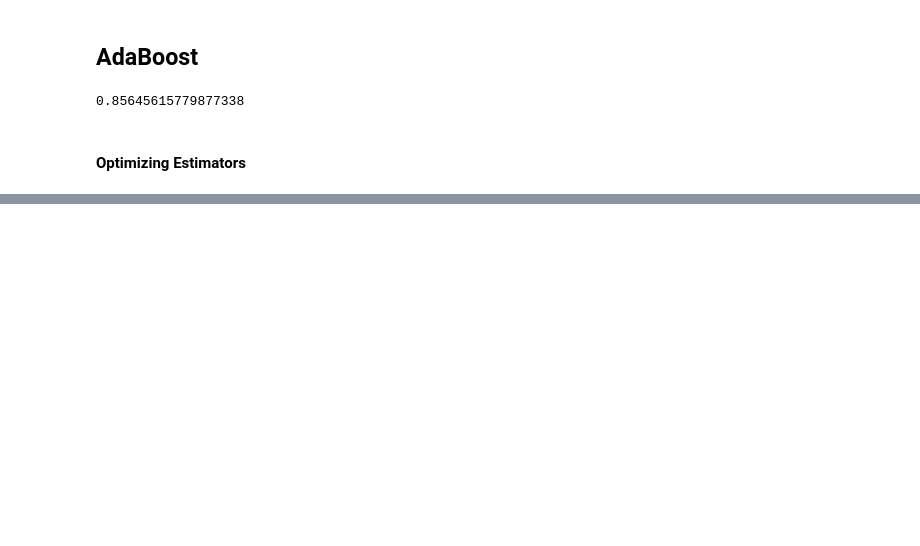
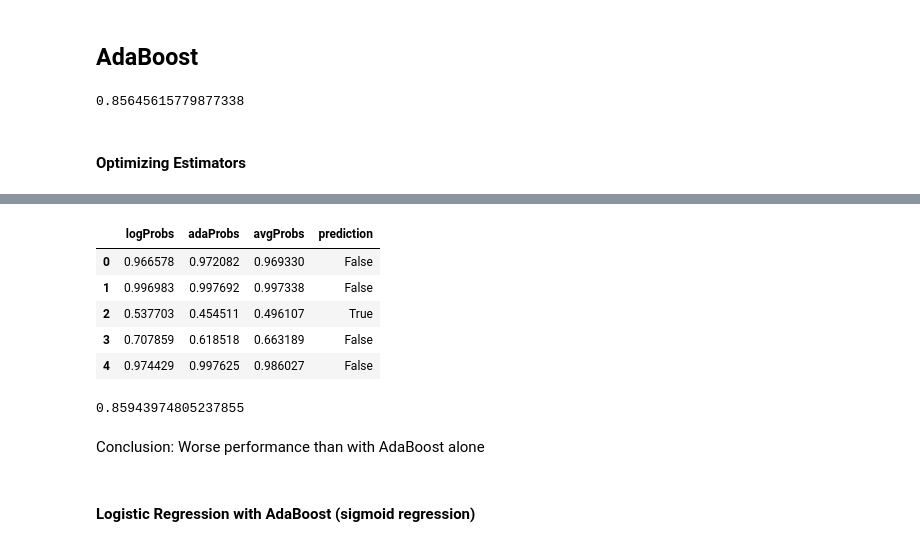
Before and after one commit to kktran/Springboard, a Jupyter notebook: Capstone 1 ML.ipynb, the cells around one changed output, grey strips where cells are left out. Drawn from its saved outputs; the diff is of its cells as text; code cells hidden in the pictures; blank space fills up the shorter version.

```diff
--- a/Capstone 1 ML.ipynb
+++ b/Capstone 1 ML.ipynb
@@ -625,0 +785,8 @@ print((gridSearch.best_params_['n_estimators'],accuracy_score(clfAB2.predict(X_t
+# %%
+clfAB = ensemble.AdaBoostClassifier()
+grid = {"n_estimators":[250,260,270,280,290]}
+gridSearch = GridSearchCV(clfAB, param_grid=grid, cv=5, scoring="accuracy")
+gridSearch.fit(X_nWCtrain,y_nWCtrain)
+clfAB2 = ensemble.AdaBoostClassifier(n_estimators =  gridSearch.best_params_['n_estimators'])
+clfAB2.fit(X_nWCtrain,y_nWCtrain)
+print((gridSearch.best_params_['n_estimators'],accuracy_score(clfAB2.predict(X_nWCtest),y_nWCtest)))
@@ -625,0 +802,8 @@ print((gridSearch.best_params_['n_estimators'],accuracy_score(clfAB2.predict(X_t
+# %%
+clfncnr = linear_model.LogisticRegression()
+grid = {"C": [0.001, .05, 0.1, .5, 1, 5, 10]}
+gridSearch = GridSearchCV(clfncnr, param_grid=grid, cv=5, scoring="accuracy")
+gridSearch.fit(X_ncnrtrain,y_ncnrtrain)
+clfncnr2 = linear_model.LogisticRegression(C = gridSearch.best_params_['C'])
+clfncnr2.fit(X_ncnrtrain,y_ncnrtrain)
+print((gridSearch.best_params_['C'],accuracy_score(clfncnr2.predict(X_ncnrtest),y_ncnrtest)))
@@ -625,0 +812,8 @@ print((gridSearch.best_params_['n_estimators'],accuracy_score(clfAB2.predict(X_t
+# %%
+clfAB = ensemble.AdaBoostClassifier()
+grid = {"n_estimators":[250,260,270,280,290]}
+gridSearch = GridSearchCV(clfAB, param_grid=grid, cv=5, scoring="accuracy")
+gridSearch.fit(X_nWCtrain,y_nWCtrain)
+clfAB2 = ensemble.AdaBoostClassifier(n_estimators =  gridSearch.best_params_['n_estimators'])
+clfAB2.fit(X_nWCtrain,y_nWCtrain)
+print((gridSearch.best_params_['n_estimators'],accuracy_score(clfAB2.predict(X_nWCtest),y_nWCtest)))
@@ -625,0 +827,10 @@ print((gridSearch.best_params_['n_estimators'],accuracy_score(clfAB2.predict(X_t
+# %%
+from sklearn import calibration
+clfAB = ensemble.AdaBoostClassifier()
+grid = {"n_estimators":[250,260,270,280,290]}
+gridSearch = GridSearchCV(clfAB, param_grid=grid, cv=5, scoring="accuracy")
+gridSearch.fit(X_nWCtrain,y_nWCtrain)
+clfAB2 = ensemble.AdaBoostClassifier(n_estimators =  gridSearch.best_params_['n_estimators'])
+clfAB3 = calibration.CalibratedClassifierCV(clfAB2, method = 'isotonic', cv = 5)
+clfAB3.fit(X_nWCtrain,y_nWCtrain)
+clfAB3.predict_proba(X_nWCtest)
@@ -625,0 +845,23 @@ print((gridSearch.best_params_['n_estimators'],accuracy_score(clfAB2.predict(X_t
+# %%
+logProbs = clfncnr2.predict_proba(X_ncnrtest)[:,0]
+adaProbs = clfAB3.predict_proba(X_nWCtest)[:,0]
+probas = pd.DataFrame([logProbs,adaProbs]).transpose()
+probas.columns = ['logProbs', 'adaProbs']
+probas['avgProbs'] = (logProbs + adaProbs)/2
+probas['prediction'] =  np.logical_not(probas['avgProbs'] > .5)
+probas.head()
+# %% [output]
+|  | logProbs | adaProbs | avgProbs | prediction |
+| 0 | 0.966578 | 0.972082 | 0.969330 | False |
+| 1 | 0.996983 | 0.997692 | 0.997338 | False |
+| 2 | 0.537703 | 0.454511 | 0.496107 | True |
+| 3 | 0.707859 | 0.618518 | 0.663189 | False |
+| 4 | 0.974429 | 0.997625 | 0.986027 | False |
+# %%
+accuracy_score(probas['prediction'],y_nWCtest)
+# %% [output]
+0.85943974805237855
+# %% [markdown]
+Conclusion: Worse performance than with AdaBoost alone
+# %% [markdown]
+#### Logistic Regression with AdaBoost (sigmoid regression)
```
Also changed, not shown: parts of 73 cells of this notebook.
